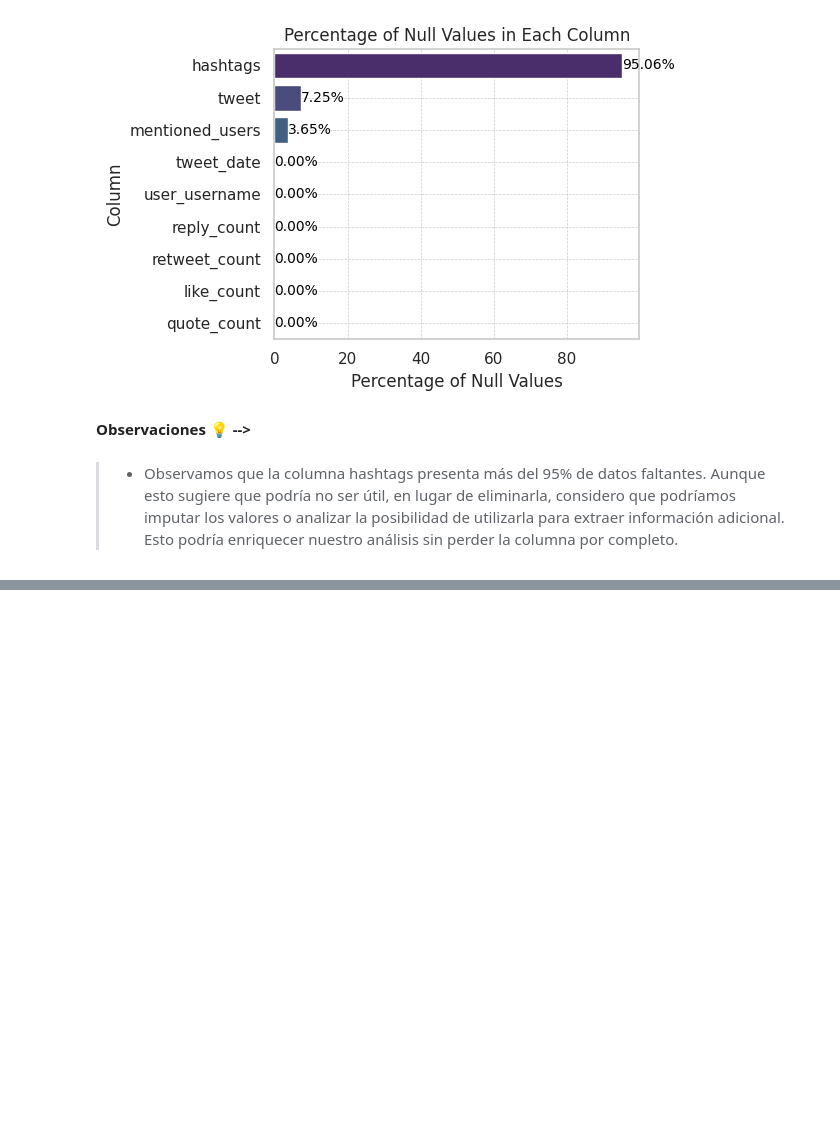
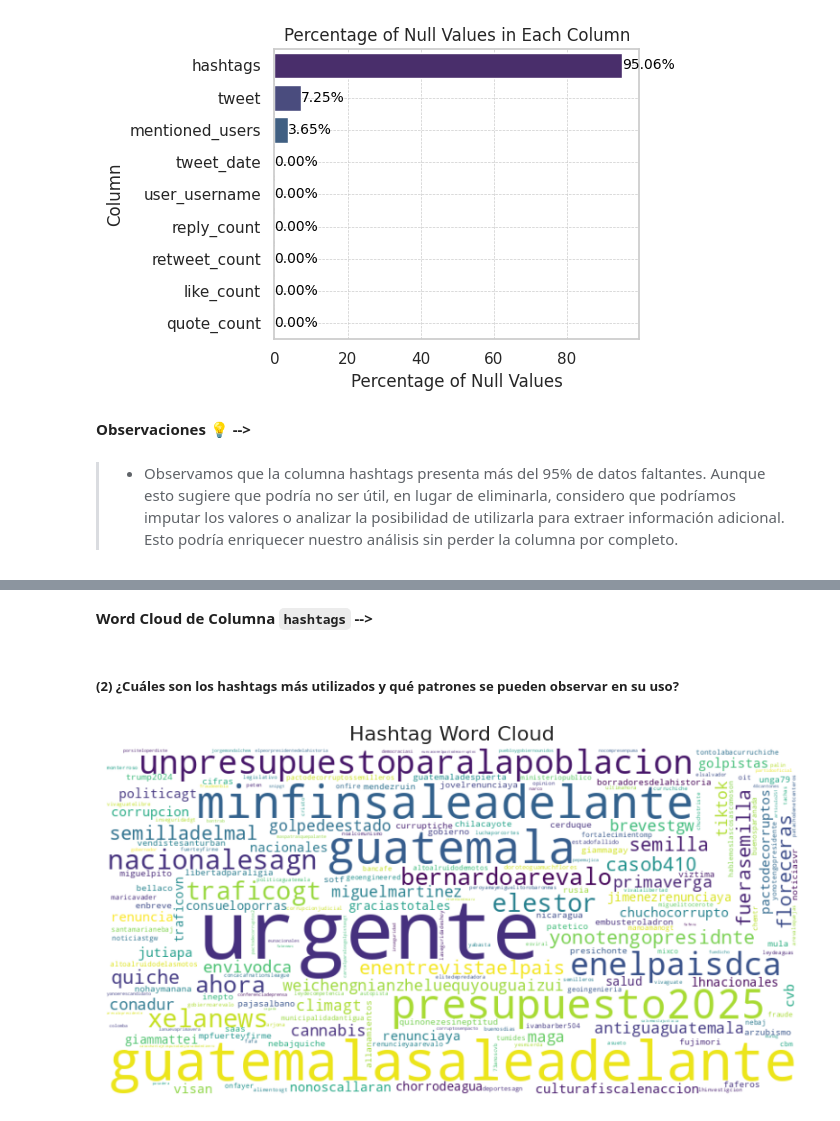
Before and after one commit to Andrea-gt/snetwork-analysis, a Jupyter notebook: snetwork_analysis.ipynb, the cells around one changed output, grey strips where cells are left out. Cells and saved outputs as stored; diff of their text form; code cells hidden in the pictures; blank space fills up the shorter version.

Commit message:
feat: Hashtag WordCloud

```diff
--- a/snetwork_analysis.ipynb
+++ b/snetwork_analysis.ipynb
@@ -322,0 +351,25 @@ df = df.replace(np.nan, 'None')
+# %% [markdown]
+**Word Cloud de Columna `hashtags` -->**
+# %% [markdown]
+##### **(2) ¿Cuáles son los hashtags más utilizados y qué patrones se pueden observar en su uso?**
+# %%
+from collections import Counter
+
+# Split the hashtags by comma and flatten the list
+all_hashtags = df['hashtags'].str.cat(sep=',').split(',')
+all_hashtags = [hashtag.strip() for hashtag in all_hashtags if hashtag.strip().lower() != 'none']  # Remove leading/trailing spaces and filter out 'None'
+
+# Step 2: Count the frequency of each hashtag
+hashtag_counts = Counter(all_hashtags)
+
+# Step 3: Generate the word cloud
+wordcloud = WordCloud(width=800, height=400, background_color='white').generate_from_frequencies(hashtag_counts)
+
+# Plot the word cloud
+plt.figure(figsize=(10, 5))
+plt.imshow(wordcloud, interpolation='bilinear')
+plt.axis('off')  # Turn off the axis
+plt.title("Hashtag Word Cloud", fontsize=16)
+plt.show()
+# %% [output]
+[figure, added]
```
Also changed, not shown: parts of 6 cells of this notebook.
